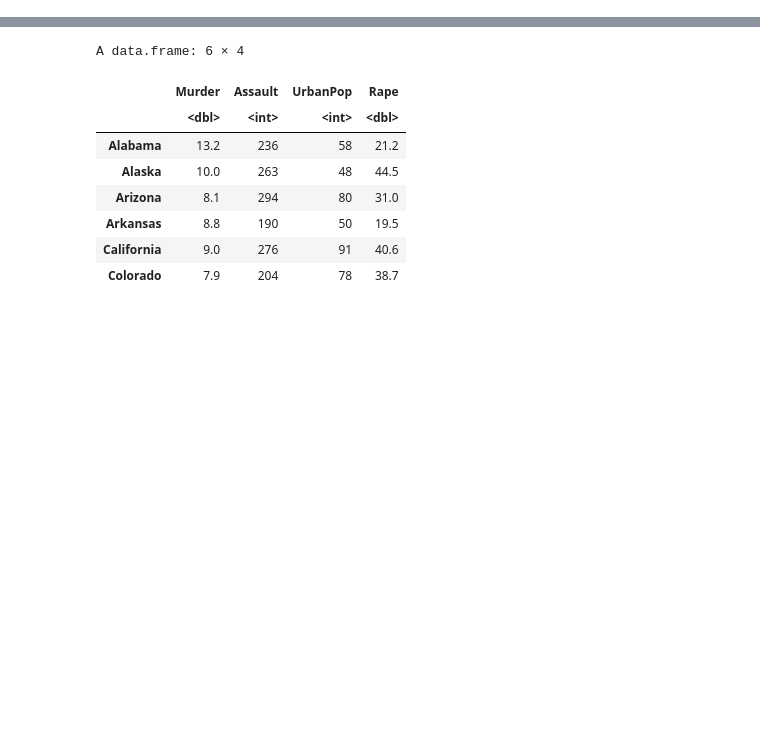
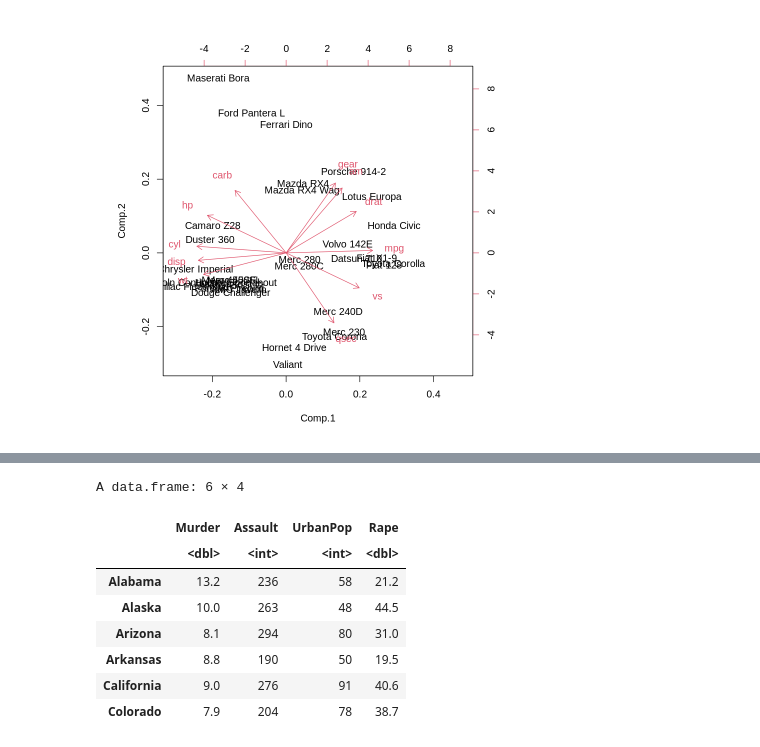
Before and after one commit to jespimentel/estudos_ia, a Jupyter notebook: 02_pca_e_analise_de_agrupamentos.ipynb, the cells around one changed output, grey strips where cells are left out. Drawn from its saved outputs; the diff is of its cells as text; code cells hidden in the pictures; blank space fills up the shorter version.

```diff
--- a/02_pca_e_analise_de_agrupamentos.ipynb
+++ b/02_pca_e_analise_de_agrupamentos.ipynb
@@ -2,0 +88,4 @@
+# %%
+biplot(pca)
+# %% [output]
+[figure, added]
```
Also changed, not shown: parts of 13 cells of this notebook.
